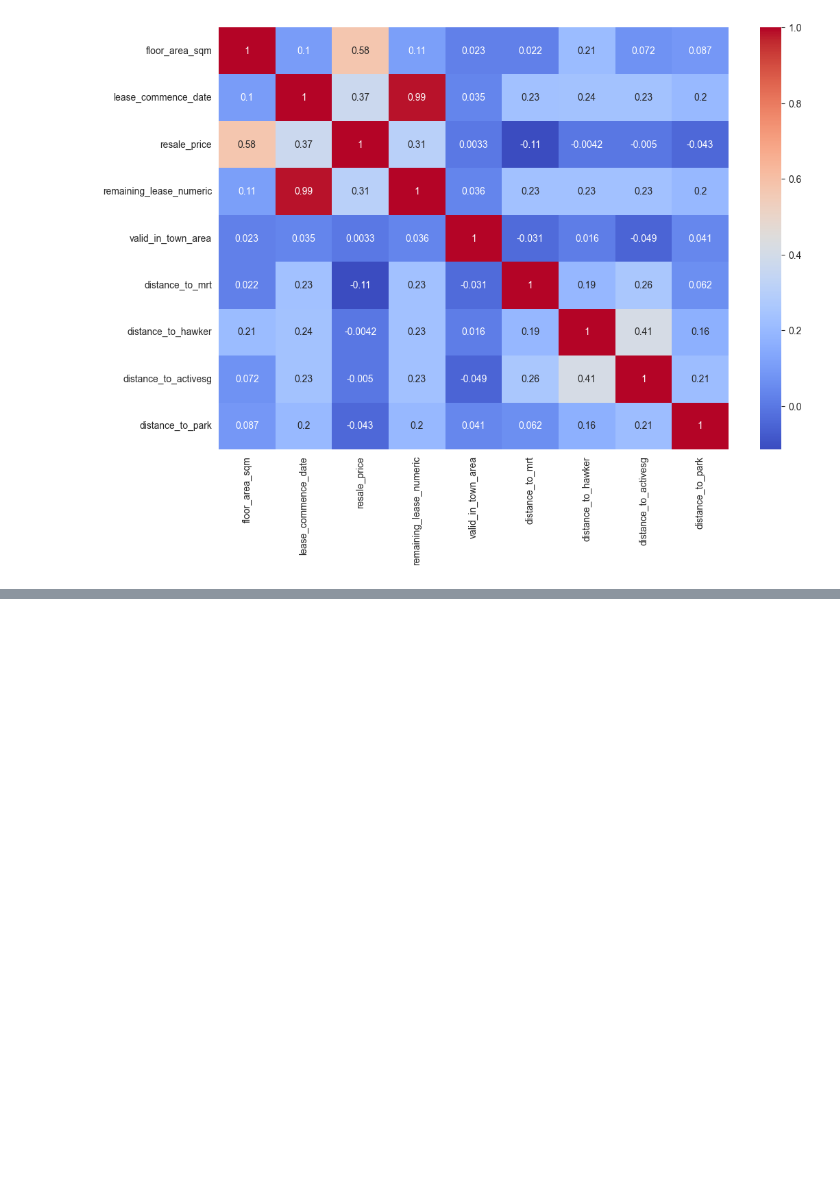
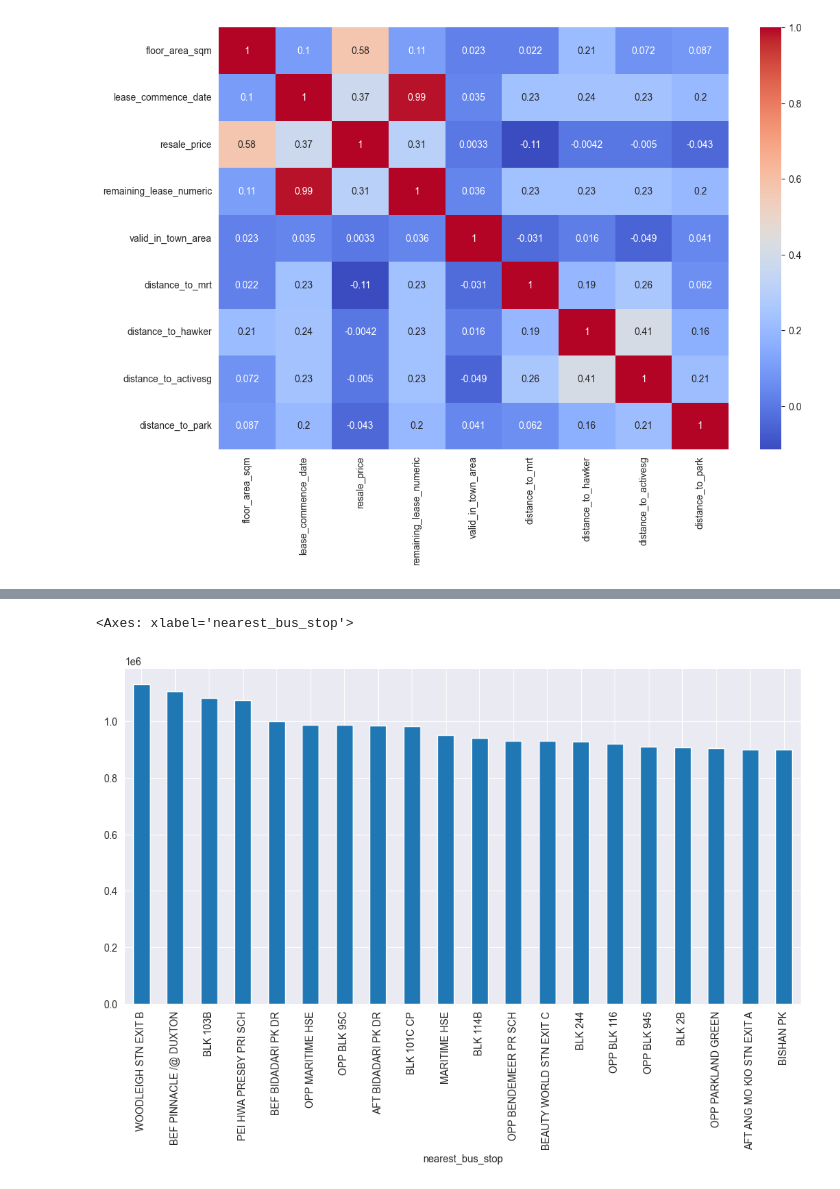
Before and after one commit to yume-24/Introductory-data-science-PBL-1-, a Jupyter notebook: PBL1.ipynb, the cells around one changed output, grey strips where cells are left out. Cells and saved outputs as stored; diff of their text form; code cells hidden in the pictures; blank space fills up the shorter version.

```diff
--- a/PBL1.ipynb
+++ b/PBL1.ipynb
@@ -80,0 +101,2 @@ Name: resale_price, dtype: float64
+# %%
+data_bus = pd.read_csv('/Users/yume/PycharmProjects/PBL1/data/hdb_resale_prices_final_with_bus_stops.csv')
@@ -80,0 +113,13 @@ Name: resale_price, dtype: float64
+# %%
+avg_price_by_busstop = (
+    data_bus.groupby("nearest_bus_stop")["resale_price"]
+      .mean()
+      .sort_values(ascending=False).head(20)
+)
+
+# plot
+plt.figure(figsize=(12, 6))
+avg_price_by_busstop.plot(kind="bar")
+# %% [output]
+<Axes: xlabel='nearest_bus_stop'>
+[figure, added]
```
Also changed, not shown: parts of 12 cells of this notebook, 2 other files.
